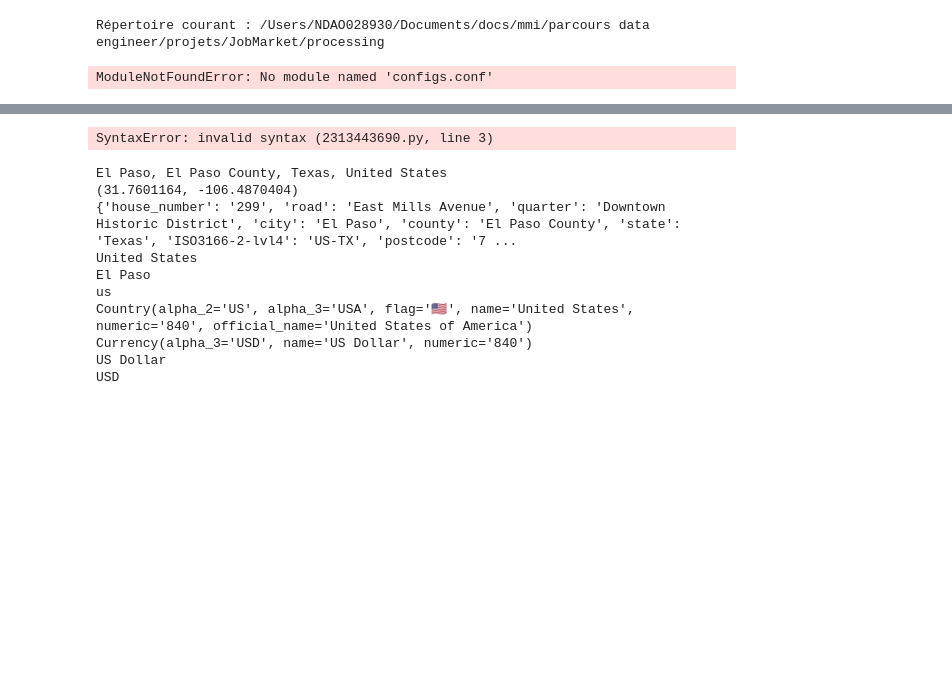
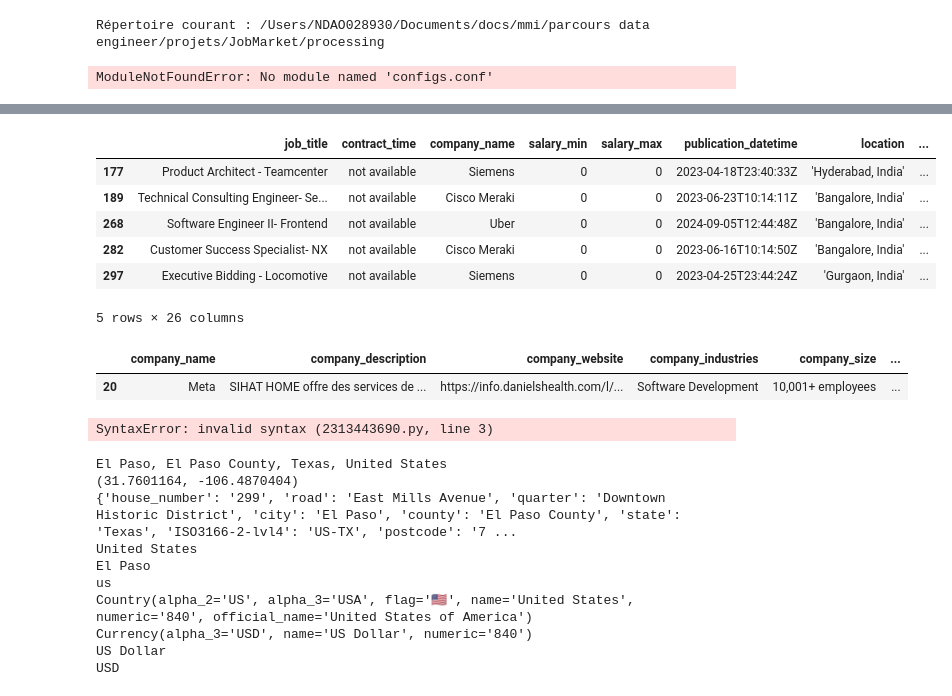
Before and after one commit to sodagt/JobMarket, a Jupyter notebook: processing/test_process.ipynb, the cells around one changed output, grey strips where cells are left out. Cells and saved outputs as stored; diff of their text form; code cells hidden in the pictures; blank space fills up the shorter version.

```diff
--- a/processing/test_process.ipynb
+++ b/processing/test_process.ipynb
@@ -87,3 +112,29 @@ jobs_adzuna_test_country.head()
+# %%
+jobs_full_title = jobs_full[jobs_full["job_title"] == "Photographer"]
+
+jobs_full_country = jobs_full[jobs_full["country"] == "India"]
+
+
+jobs_full_country.head()
+# %% [output]
+|  | job_title | contract_time | company_name | salary_min | salary_max | publication_datetime | location | ... |
+| 177 | Product Architect - Teamcenter | not available | Siemens | 0 | 0 | 2023-04-18T23:40:33Z | 'Hyderabad, India' | ... |
+| 189 | Technical Consulting Engineer- Se... | not available | Cisco Meraki | 0 | 0 | 2023-06-23T10:14:11Z | 'Bangalore, India' | ... |
+| 268 | Software Engineer II- Frontend | not available | Uber | 0 | 0 | 2024-09-05T12:44:48Z | 'Bangalore, India' | ... |
+| 282 | Customer Success Specialist- NX | not available | Cisco Meraki | 0 | 0 | 2023-06-16T10:14:50Z | 'Bangalore, India' | ... |
+| 297 | Executive Bidding - Locomotive | not available | Siemens | 0 | 0 | 2023-04-25T23:44:24Z | 'Gurgaon, India' | ... |
+5 rows × 26 columns
+# %%
+import glob
+raw_path = '../outputs/raw/'
+files_linkedin = pd.read_pickle('../outputs/raw/companies_linkedin_nov_5.pkl')
+
+#files_linkedin = glob.glob(f'{raw_path}*companies_linkedin*.pkl')
+#companies_linkedin = pd.concat([pd.read_pickle(file) for file in files_linkedin], axis=0)
+files_linkedin[files_linkedin.company_name =='Meta']
+# %% [output]
+|  | company_name | company_description | company_website | company_industries | company_size | ... |
+| 20 | Meta | SIHAT HOME offre des services de ... | https://info.danielshealth.com/l/... | Software Development | 10,001+ employees | ... |
 # %%
 #python3.11 -m pip install --upgrade pip
 #pip3 install geopy
```
Also changed, not shown: parts of 2 cells of this notebook, 10 other files.
